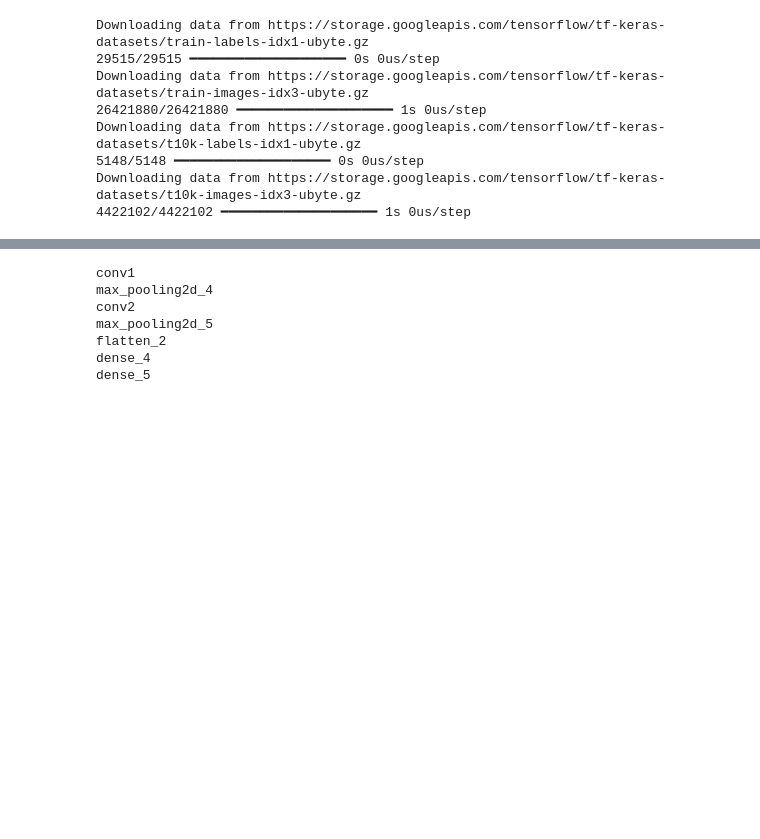
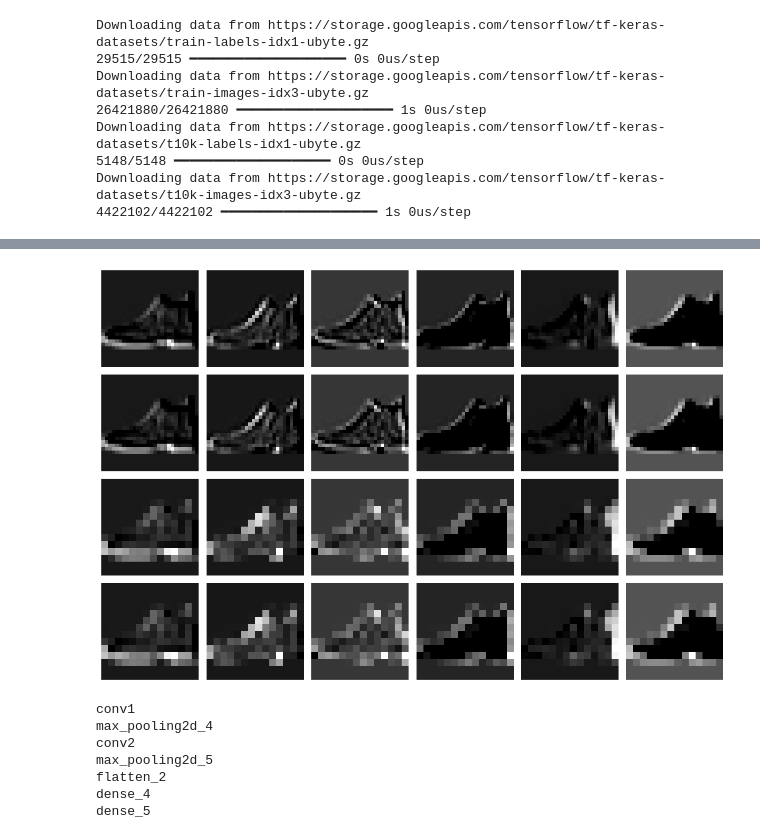
Before and after one commit to jahnavimidde/Deep_learning, a Jupyter notebook: improved_pretrained_models.ipynb, the cells around one changed output, grey strips where cells are left out. Drawn from its saved outputs; the diff is of its cells as text; code cells hidden in the pictures; blank space fills up the shorter version.

```diff
--- a/improved_pretrained_models.ipynb
+++ b/improved_pretrained_models.ipynb
@@ -457,0 +459,30 @@ Test Accuracy: 0.9334999918937683
+# %%
+import tensorflow as tf
+import matplotlib.pyplot as plt
+import numpy as np
+
+# Sample image
+sample_image = X_test[0].reshape(1,28,28,1)
+
+# Ensure the 'model' is built and has its input/output tensors defined.
+# Although 'model.fit' was called, explicitly predicting once ensures the model's graph is fully constructed.
+_ = model.predict(sample_image)
+
+# Extract feature maps
+layer_outputs = [layer.output for layer in model.layers[:4]]
+# Use model.inputs[0] to access the input tensor of the built model
+feature_model = tf.keras.models.Model(inputs=model.inputs[0], outputs=layer_outputs)
+
+feature_maps = feature_model.predict(sample_image)
+
+fig, axes = plt.subplots(len(feature_maps), 6, figsize=(12,8))
+
+for i, fmap in enumerate(feature_maps):
+    for j in range(6):
+        axes[i,j].imshow(fmap[0,:,:,j], cmap='gray')
+        axes[i,j].axis('off')
+
+plt.tight_layout()
+plt.savefig("feature_maps.png")
+plt.show()
+# %% [output]
@@ -458,3 +491,4 @@ Test Accuracy: 0.9334999918937683
+[figure, added]
 # %%
 for layer in model.layers:
     print(layer.name)
```
Also changed, not shown: parts of 8 cells of this notebook.
